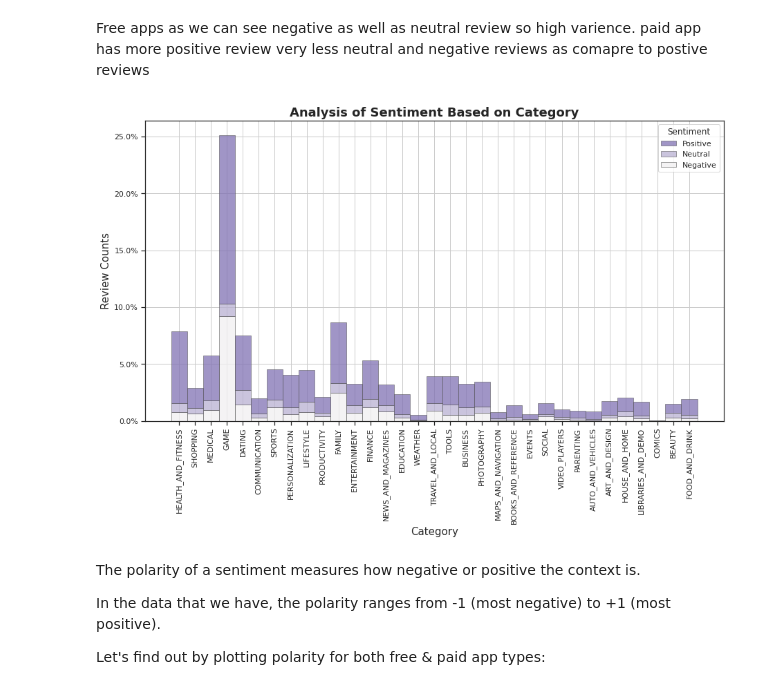
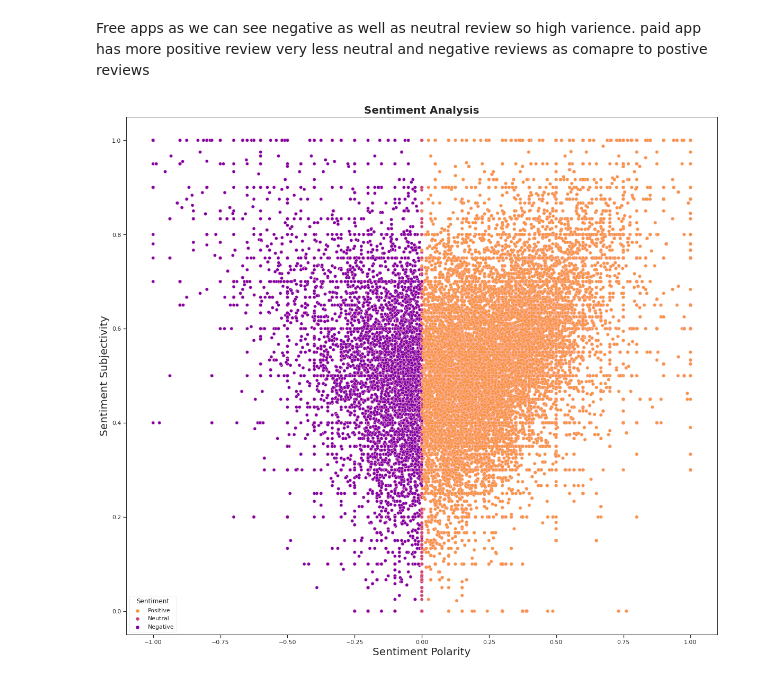
Before and after one commit to RishikaVerma21/Play-Store-Review-Analysis, a Jupyter notebook: Play_store_analysis_and_sentiment_analysis.ipynb, the cells around one changed output. Drawn from its saved outputs; the diff is of its cells as text; code cells hidden in the pictures.

```diff
--- a/Play_store_analysis_and_sentiment_analysis.ipynb
+++ b/Play_store_analysis_and_sentiment_analysis.ipynb
@@ -781,40 +787,14 @@ category_df = pd.merge(sentiment_df, play_store_df[["App","Category"]] , how='in
 
 # Drop all nan values
 category_df =category_df.dropna()
-# %%
-from matplotlib.ticker import PercentFormatter
-
-f = plt.figure(figsize=(15,8))
-ax = f.add_subplot(1,1,1)
-
-sns.histplot(
-    category_df,
-    x="Category", hue="Sentiment",
-    bins=34,
-    ax=ax,
-    stat="count",
-    multiple="stack",
-    palette="light:m_r",
-    edgecolor=".3",
-    linewidth=.5,
-    legend=True
-    )
-
-
-ax.set_title("Analysis of Sentiment Based on Category",fontsize=18,fontweight='bold')
-plt.xticks(rotation='vertical')
-ax.set_xlabel("Category",fontsize=15)
-ax.set_ylabel("Review Counts",fontsize=15)
-
-plt.gca().yaxis.set_major_formatter(PercentFormatter(20000))
-sns.set(style="ticks")
-plt.grid()
-plt.show()
-# %% [output]
-[figure, removed]
-# %% [markdown]
-The polarity of a sentiment measures how negative or positive the context is.
-
-In the data that we have, the polarity ranges from -1 (most negative) to +1 (most positive).
-
-Let's find out by plotting polarity for both free & paid app types:
+# %%
+import seaborn as sns
+import matplotlib.pyplot as plt
+plt.figure(figsize=(20,18))
+j = sns.scatterplot(user_review_df['Sentiment_Polarity'],user_review_df['Sentiment_Subjectivity'],hue=user_review_df['Sentiment'], edgecolor='pink',palette="plasma_r")
+plt.xlabel('Sentiment Polarity', fontsize=20)
+plt.ylabel('Sentiment Subjectivity', fontsize=20)
+plt.title("Sentiment Analysis", fontsize=20, fontweight='bold')
+plt.show()
+# %% [output]
+[figure, added]
```
Also changed, not shown: parts of 35 cells of this notebook.
